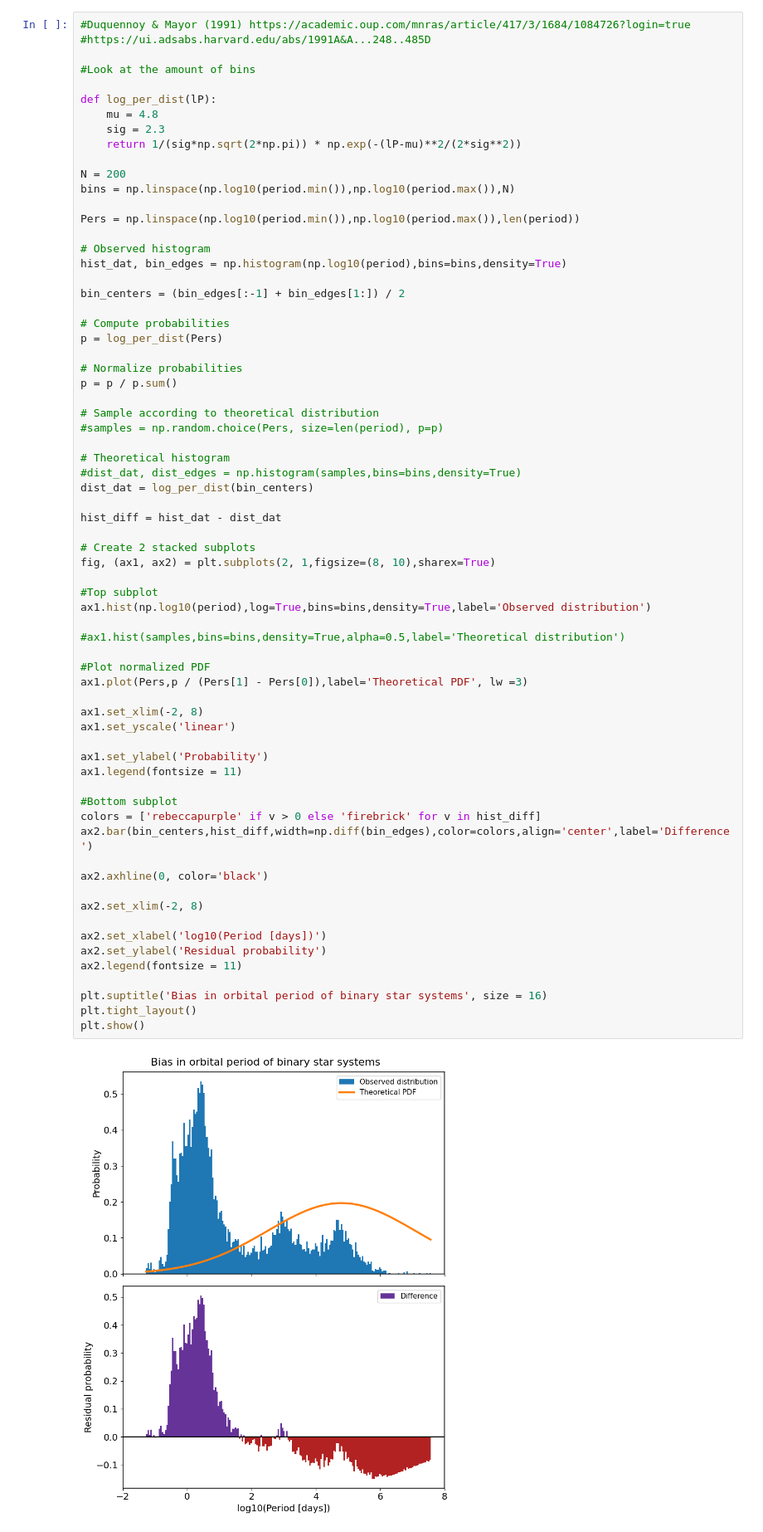
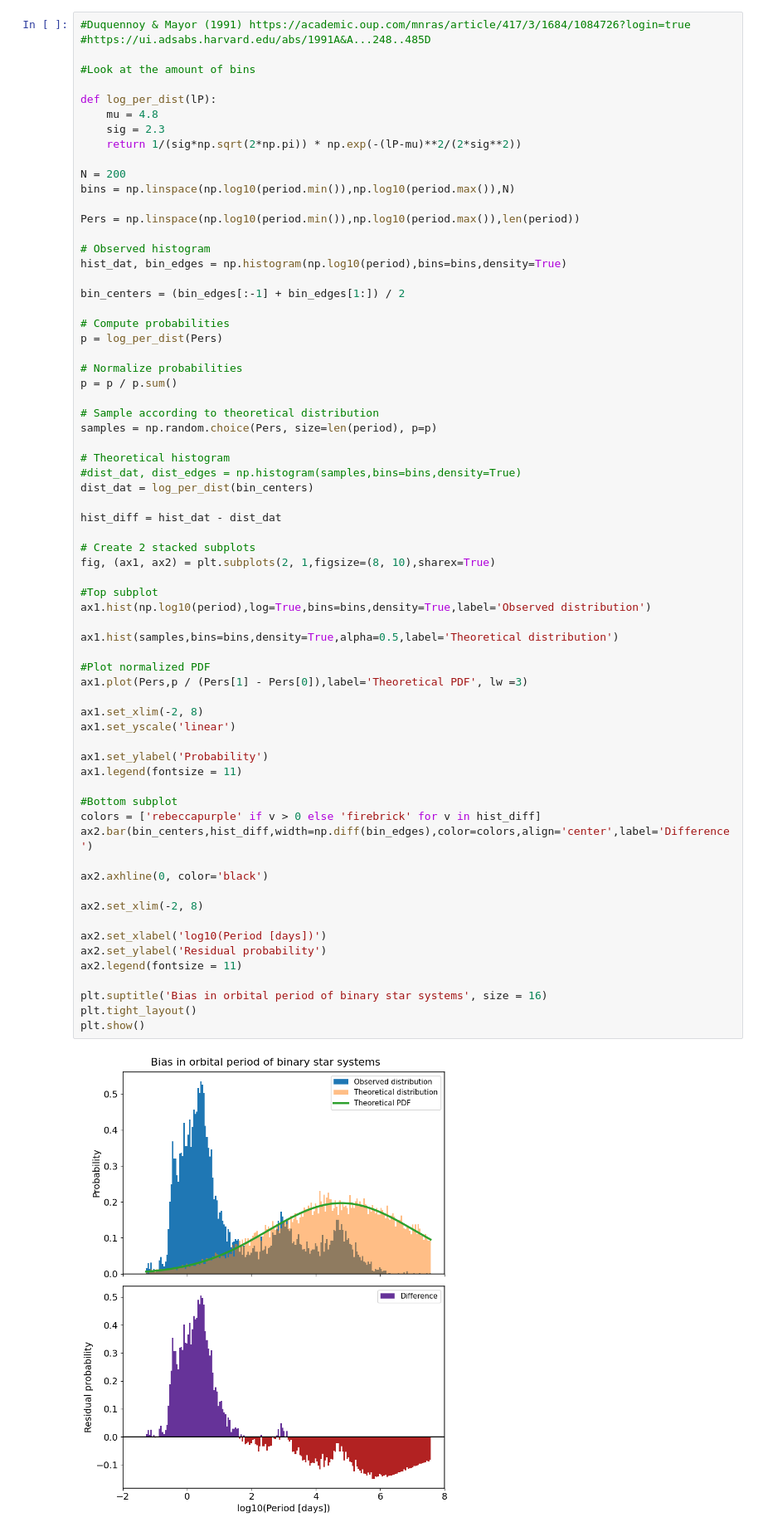
Before and after one commit to Eljameuter/Orbital-and-physical-parameter-distribution-of-Binary-Systems, a Jupyter notebook: Period and mass ratio.ipynb, the cells around one changed output. Shown at 83% size. Saved outputs shown, nothing was run; the diff lists cells and outputs as text.

```diff
--- a/Period and mass ratio.ipynb
+++ b/Period and mass ratio.ipynb
@@ -66,7 +66,7 @@ p = log_per_dist(Pers)
 p = p / p.sum()
 
 # Sample according to theoretical distribution
-#samples = np.random.choice(Pers, size=len(period), p=p)
+samples = np.random.choice(Pers, size=len(period), p=p)
 
 # Theoretical histogram
 #dist_dat, dist_edges = np.histogram(samples,bins=bins,density=True)
@@ -79,35 +79,35 @@ fig, (ax1, ax2) = plt.subplots(2, 1,figsize=(8, 10),sharex=True)
 
 #Top subplot
 ax1.hist(np.log10(period),log=True,bins=bins,density=True,label='Observed distribution')
 
-#ax1.hist(samples,bins=bins,density=True,alpha=0.5,label='Theoretical distribution')
+ax1.hist(samples,bins=bins,density=True,alpha=0.5,label='Theoretical distribution')
 
 #Plot normalized PDF
 ax1.plot(Pers,p / (Pers[1] - Pers[0]),label='Theoretical PDF', lw =3)
 
 ax1.set_xlim(-2, 8)
 ax1.set_yscale('linear')
 
 ax1.set_ylabel('Probability')
 ax1.legend(fontsize = 11)
 
 #Bottom subplot
 colors = ['rebeccapurple' if v > 0 else 'firebrick' for v in hist_diff]
 ax2.bar(bin_centers,hist_diff,width=np.diff(bin_edges),color=colors,align='center',label='Difference')
 
 ax2.axhline(0, color='black')
 
 ax2.set_xlim(-2, 8)
 
 ax2.set_xlabel('log10(Period [days])')
 ax2.set_ylabel('Residual probability')
 ax2.legend(fontsize = 11)
 
 plt.suptitle('Bias in orbital period of binary star systems', size = 16)
 plt.tight_layout()
 plt.show()
 # %% [output]
-[figure, old version]
+[figure, new version]
 # %%
 #Bias in Mass ratio, for low ratios. One star is just that much heavier
 #To find the ratio, you must have radial velocity data of both stars.
```
